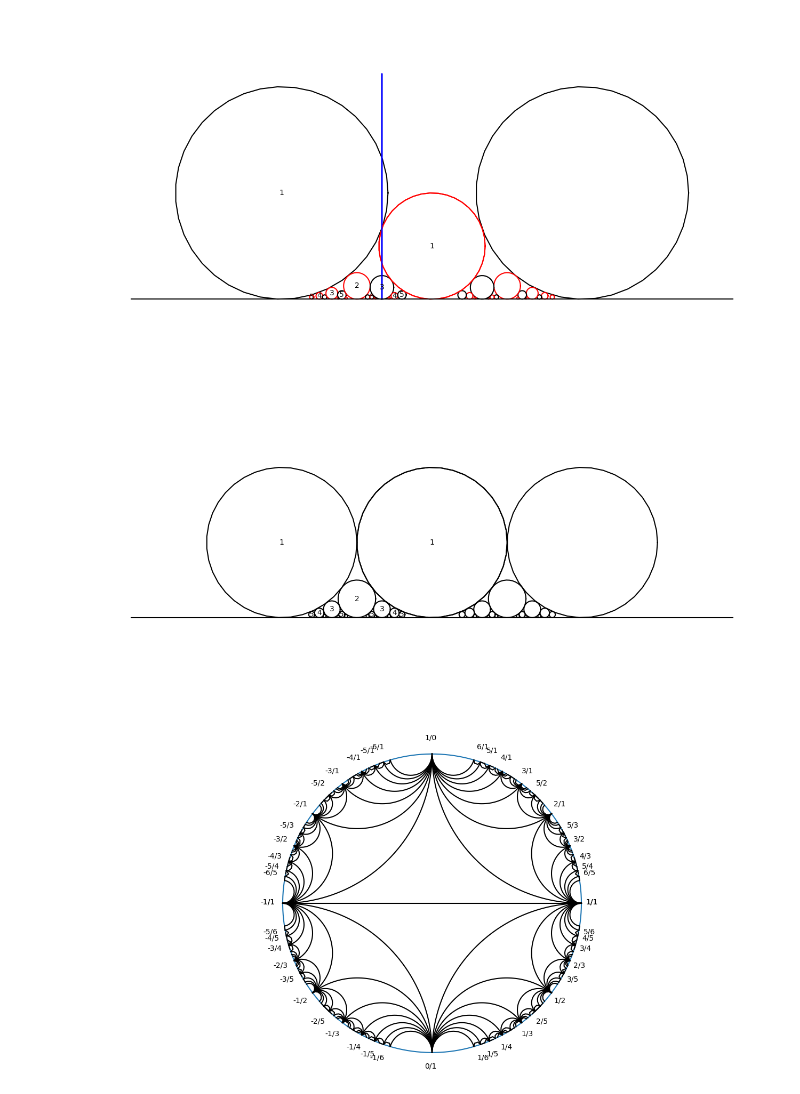
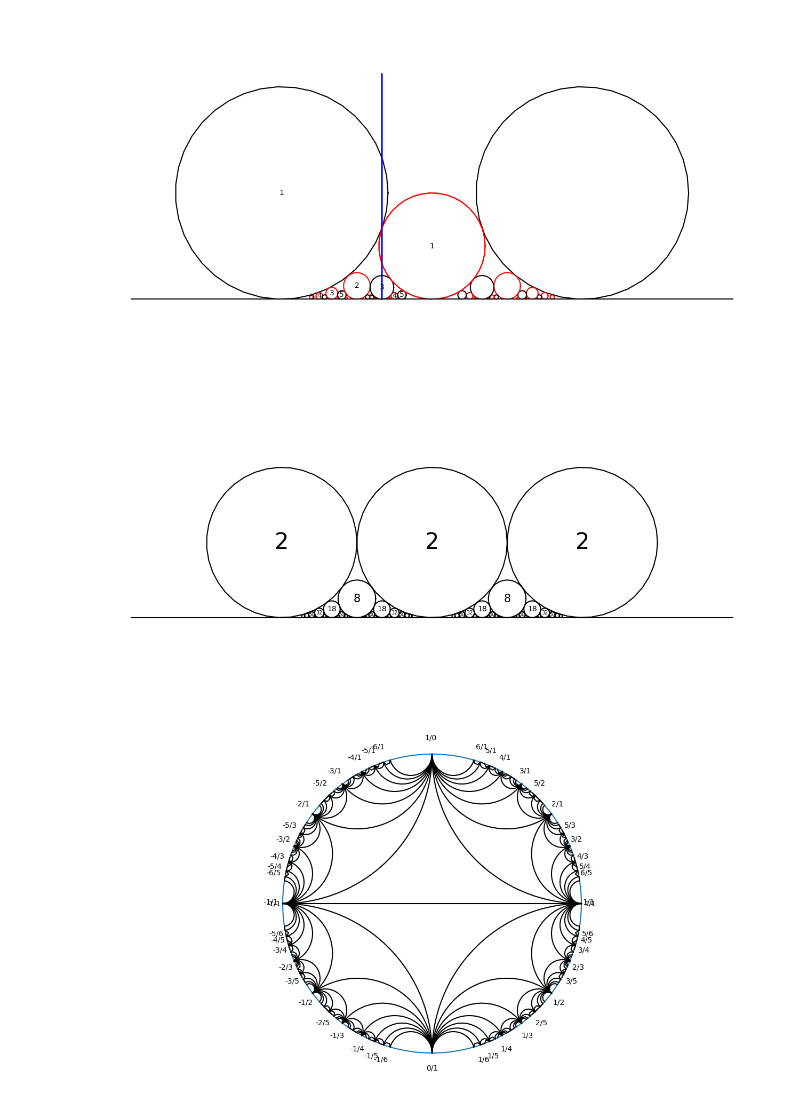
Before and after one commit to macbuse/FAREY_DIAGRAM, a Jupyter notebook: farey_diagram.ipynb, the cells around one changed output. Drawn from its saved outputs; the diff is of its cells as text; code cells hidden in the pictures.

```diff
--- a/farey_diagram.ipynb
+++ b/farey_diagram.ipynb
@@ -87,58 +89,41 @@ with open('pp.svg','w') as fp:
 # %%
 fig, ax = plt.subplots()
 fig.set_size_inches(16,8)
 ax.axis('equal')
 ax.axis('off')
 
 T = np.linspace(0,2*np.pi, 40)
 motif = np.exp(1J*T)/2
 SCALE = 200
 data = []
 for vv in QQ[:]:
     col = 'k'
     stroke = "#000000"
     r = 1/vv[1]**2
 
     mm  = r*motif
     cx = vv[0]/vv[1]
     cy = .5*r
 
     plt.plot(mm.real + cx,
              mm.imag + cy ,col);
 
     if vv[1] < 6:
         ax.annotate(
-            str(int(vv[1])),
+            str(2*int(vv[1])**2),
             xy=(cx, cy),
-            xytext=(3, -5),
-            textcoords='offset points', ha='right', va='bottom',
+            xytext=(0,0),
+            textcoords='offset points', ha='center', va='center',
+            fontsize=int(30/vv[1])
         )
 
-    plt.plot(mm.real + 2 -  vv[0]/vv[1],
-             mm.imag + .5*r,col);
 
-
-    r *= SCALE/2
-    cx = SCALE*cx + 2*SCALE
-    cy *= SCALE
-
-    gg = f'<circle cx="{cx:.2f}" cy="{cy:.2f}" r="{r:.2f}" fill ="none" stroke = "{stroke}"/>'
-    data.append(gg)
-    cx = 4*SCALE - cx
-    data.append(gg)
-
-plt.plot([-1,3],[0,0],'k');
+plt.plot([-2,2],[0,0],'k');
 plt.savefig('ford_circles.png')
-
-ss = '''<svg viewBox="0 0 1000 1000" xmlns="http://www.w3.org/2000/svg">
-  {}
-</svg>'''.format('\n'.join(data))
-with open('pp.svg','w') as fp:
-    fp.write(ss)
 # %% [output]
-[figure, old version]
+[figure, new version]
 # %%
-def Farey(n):
+def farey(n):
     F_n = np.array([[-1,1],[0,1], [1,1]])
     for k in range(n):
         tmp = np.zeros((2*F_n.shape[0]-1, 2))
@@ -154,6 +139,9 @@ def cayley(z):
     return 1J*(z-1J)/(z+1J)
 
 def seg2circ(a,b):
+    '''a,b points on the unit circle
+    return the center, radius and angle
+    '''
     x = abs(a-b)/2
     dd = 1/np.sqrt(1 - x**2)
     r = x*dd
@@ -165,12 +153,13 @@ fig.set_size_inches(16,8)
 ax.axis('equal')
 ax.axis('off')
 
+# draw the unit circle and a diameter
 T = np.linspace(0,2*np.pi , 200)
 C = np.exp(1J*T)
 ax.plot(C.real,C.imag)
 ax.plot([-1,1], [0,0],'k')
 
-QQ = Farey(6).astype(int)
+QQ = farey(6).astype(int)
 
 W = np.array([x[0]/x[1] for x in QQ])
 Z = cayley(W)
@@ -178,6 +167,7 @@ Z = cayley(W)
 while len(Z) > 2:
     for a, b in zip(Z, Z[1:]):
         dd = abs(a-b)
+        # don't display small arcs
         if  dd < .01 : continue
         cc, r, theta = seg2circ(a,b)
         T = np.linspace(- theta, theta  , int(100*dd))
@@ -188,31 +178,31 @@ while len(Z) > 2:
 
     Z = Z[::2]
 
-for q in QQ:
+for q in QQ[:]:
+    # no big denominators
     if q[1] > 6: continue
-    # fractions ion the lower half of the circle first
+    # fractions on the lower half of the circle first
     bb = cayley(q[0]/q[1])
-    cx,cy = 1.08*bb.real, 1.1*bb.imag
+    cx,cy = 1.06*bb.real, 1.1*bb.imag
     ax.annotate(
-                #'',
-                str(q[0]) + '/' + str(int(q[1])),
+                f"{q[0]}/{q[1]}",
                 xy=(cx, cy),
-                xytext=(6,-3),
-                textcoords='offset points', ha='right', va='bottom',
+                xytext=(0,0),
+                textcoords='offset points', ha='center', va='center',
             )
-    #the denominator can be negative but not the numerator
+    #the numeratot can be negative but not the denominator
     if q[0] < 0: q = -q
     ax.annotate(
-                str(q[1]) + '/' + str(int(q[0])),
-                xy=(cx, -cy),
-                xytext=(6,-3),
-                textcoords='offset points', ha='right', va='bottom',
+            f"{q[1]}/{q[0]}",
+            xy=(cx, -cy),
+            xytext=(6,-3),
+            textcoords='offset points', ha='right', va='bottom',
             )
 
 
 plt.savefig('farey_diagram.png')
 # %% [output]
-[figure, old version]
+[figure, new version]
 # %%
 pwd
 # %% [output]
```
Also changed, not shown: parts of 2 cells of this notebook, 4 other files.
